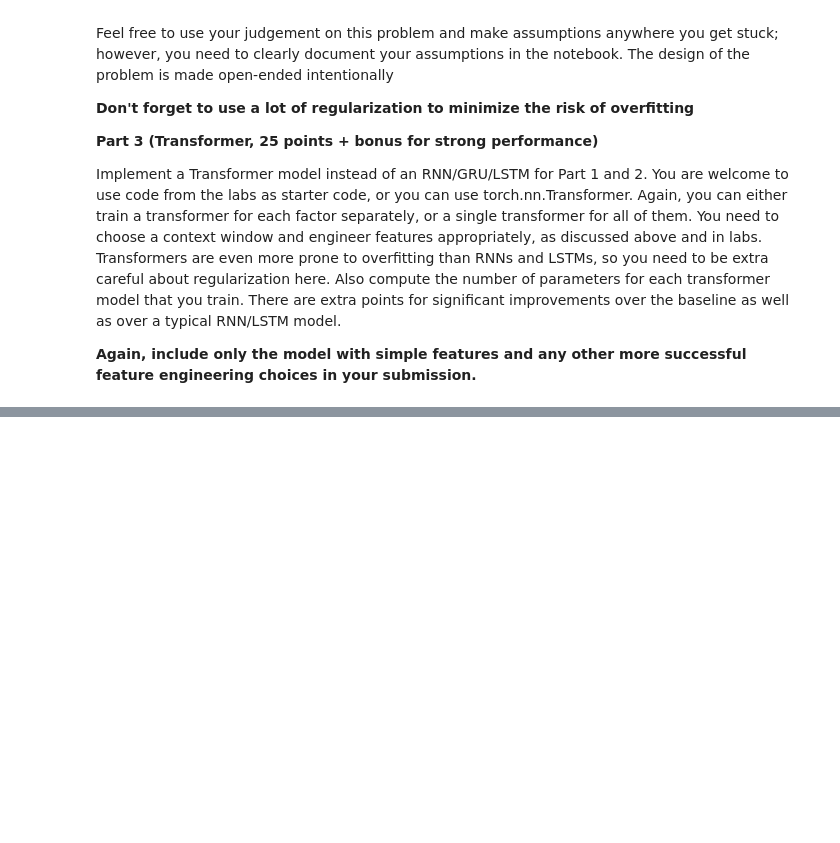
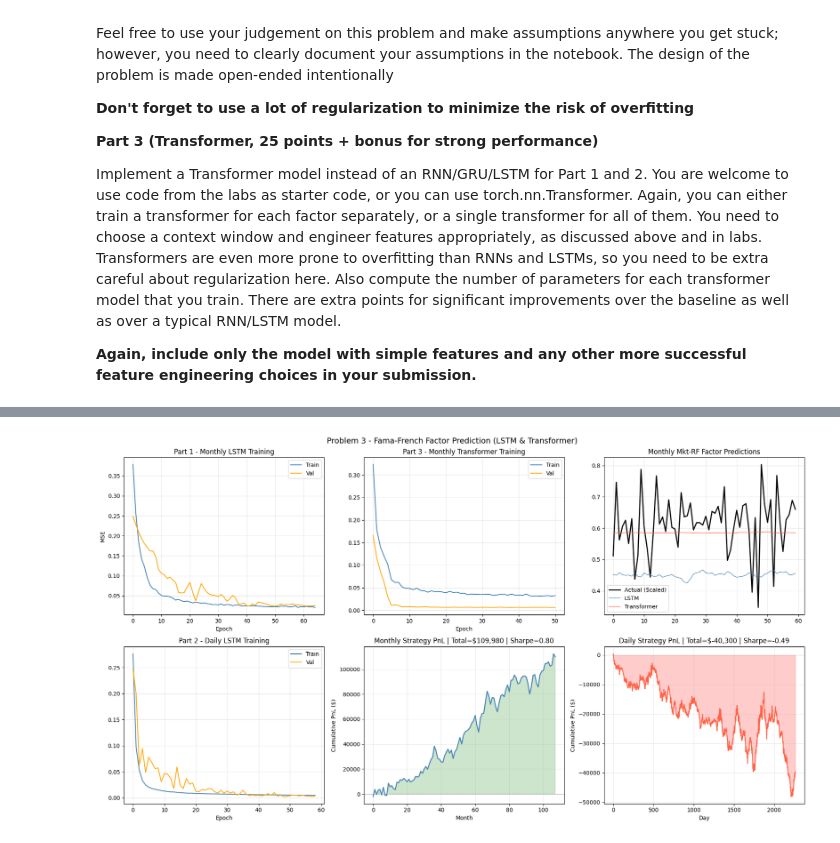
Before and after one commit to lshangro-png/MAT629_Midterm, a Jupyter notebook: Math629_Midterm_Coding_Winter_2026.ipynb, the cells around one changed output, grey strips where cells are left out. Drawn from its saved outputs; the diff is of its cells as text; code cells hidden in the pictures; blank space fills up the shorter version.

```diff
--- a/Math629_Midterm_Coding_Winter_2026.ipynb
+++ b/Math629_Midterm_Coding_Winter_2026.ipynb
@@ -221,3 +559,23 @@ __Part 3 (Transformer, 25 points + bonus for strong performance)__
 Implement a Transformer model instead of an RNN/GRU/LSTM for Part 1 and 2. You are welcome to use code from the labs as starter code, or you can use torch.nn.Transformer. Again, you can either train a transformer for each factor separately, or a single transformer for all of them. You need to choose a context window and engineer features appropriately, as discussed above and in labs. Transformers are even more prone to overfitting than RNNs and LSTMs, so you need to be extra careful about regularization here. Also compute the number of parameters for each transformer model that you train. There are extra points for significant improvements over the baseline as well as over a typical RNN/LSTM model.
 
 **Again, include only the model with simple features and any other more successful feature engineering choices in your submission.**
+# %%
+import numpy as np
+import pandas as pd
+import torch
+import torch.nn as nn
+from torch.utils.data import DataLoader, TensorDataset
+from sklearn.preprocessing import MinMaxScaler
+from sklearn.metrics import mean_squared_error
+import matplotlib.pyplot as plt
+import copy
+import warnings
+import math
+import pandas_datareader.data as web
+import datetime
+
+warnings.filterwarnings("ignore")
+torch.manual_seed(42)
+np.random.seed(42)
+
+FACTORS = ["Mkt-RF", "SMB", "HML", "RMW", "CMA"]
@@ -223,0 +926,61 @@ Implement a Transformer model instead of an RNN/GRU/LSTM for Part 1 and 2. You a
+# %%
+# ── Visualisation ─────────────────────────────────────────────────────────
+fig, axes = plt.subplots(2, 3, figsize=(18, 10))
+
+# (0,0) Monthly LSTM loss
+axes[0,0].plot(trl_m, label="Train", color="steelblue", lw=1.5)
+axes[0,0].plot(vll_m, label="Val",   color="orange",    lw=1.5)
+axes[0,0].set_title("Part 1 - Monthly LSTM Training")
+axes[0,0].set_xlabel("Epoch"); axes[0,0].set_ylabel("MSE")
+axes[0,0].legend(); axes[0,0].grid(alpha=0.3)
+
+# (0,1) Monthly Transformer loss
+axes[0,1].plot(trl_tm, label="Train", color="steelblue", lw=1.5)
+axes[0,1].plot(vll_tm, label="Val",   color="orange",    lw=1.5)
+axes[0,1].set_title("Part 3 - Monthly Transformer Training")
+axes[0,1].set_xlabel("Epoch")
+axes[0,1].legend(); axes[0,1].grid(alpha=0.3)
+
+# (0,2) Monthly factor prediction (Mkt-RF)
+axes[0,2].plot(ym_te[:60, 0],        label="Actual (Scaled)",      lw=2,   color="black")
+axes[0,2].plot(pred_lstm_m[:60, 0],  label="LSTM",                 lw=1.2, alpha=0.8, color="steelblue")
+axes[0,2].plot(pred_trans_m[:60, 0], label="Transformer",  lw=1.2, alpha=0.8, color="tomato")
+axes[0,2].set_title("Monthly Mkt-RF Factor Predictions")
+axes[0,2].legend(); axes[0,2].grid(alpha=0.3)
+
+# (1,0) Daily LSTM loss
+axes[1,0].plot(trl_d, label="Train", color="steelblue", lw=1.5)
+axes[1,0].plot(vll_d, label="Val",   color="orange",    lw=1.5)
+axes[1,0].set_title("Part 2 - Daily LSTM Training")
+axes[1,0].set_xlabel("Epoch")
+axes[1,0].legend(); axes[1,0].grid(alpha=0.3)
+
+# (1,1) Cumulative PnL – monthly
+cum_m = np.cumsum(rets_lstm_m)
+axes[1,1].plot(cum_m, color="steelblue", lw=1.8)
+axes[1,1].axhline(0, color="gray", ls="--", lw=0.8)
+axes[1,1].fill_between(range(len(cum_m)), 0, cum_m,
+                        where=cum_m >= 0, alpha=0.2, color="green")
+axes[1,1].fill_between(range(len(cum_m)), 0, cum_m,
+                        where=cum_m <  0, alpha=0.2, color="red")
+axes[1,1].set_title(f"Monthly Strategy PnL | Total=${total_pnl_m:,.0f} | Sharpe={sharpe_m:.2f}")
+axes[1,1].set_xlabel("Month"); axes[1,1].set_ylabel("Cumulative PnL ($)")
+axes[1,1].grid(alpha=0.3)
+
+# (1,2) Cumulative PnL – daily
+cum_d = np.cumsum(rets_lstm_d)
+axes[1,2].plot(cum_d, color="tomato", lw=1.5)
+axes[1,2].axhline(0, color="gray", ls="--", lw=0.8)
+axes[1,2].fill_between(range(len(cum_d)), 0, cum_d,
+                        where=cum_d >= 0, alpha=0.2, color="green")
+axes[1,2].fill_between(range(len(cum_d)), 0, cum_d,
+                        where=cum_d <  0, alpha=0.2, color="red")
+axes[1,2].set_title(f"Daily Strategy PnL | Total=${total_pnl_d:,.0f} | Sharpe={sharpe_d:.2f}")
+axes[1,2].set_xlabel("Day"); axes[1,2].set_ylabel("Cumulative PnL ($)")
+axes[1,2].grid(alpha=0.3)
+
+plt.suptitle("Problem 3 - Fama-French Factor Prediction (LSTM & Transformer)", fontsize=14)
+plt.tight_layout()
+plt.show()
+# %% [output]
+[figure, added]
```
Also changed, not shown: parts of 16 cells of this notebook.
